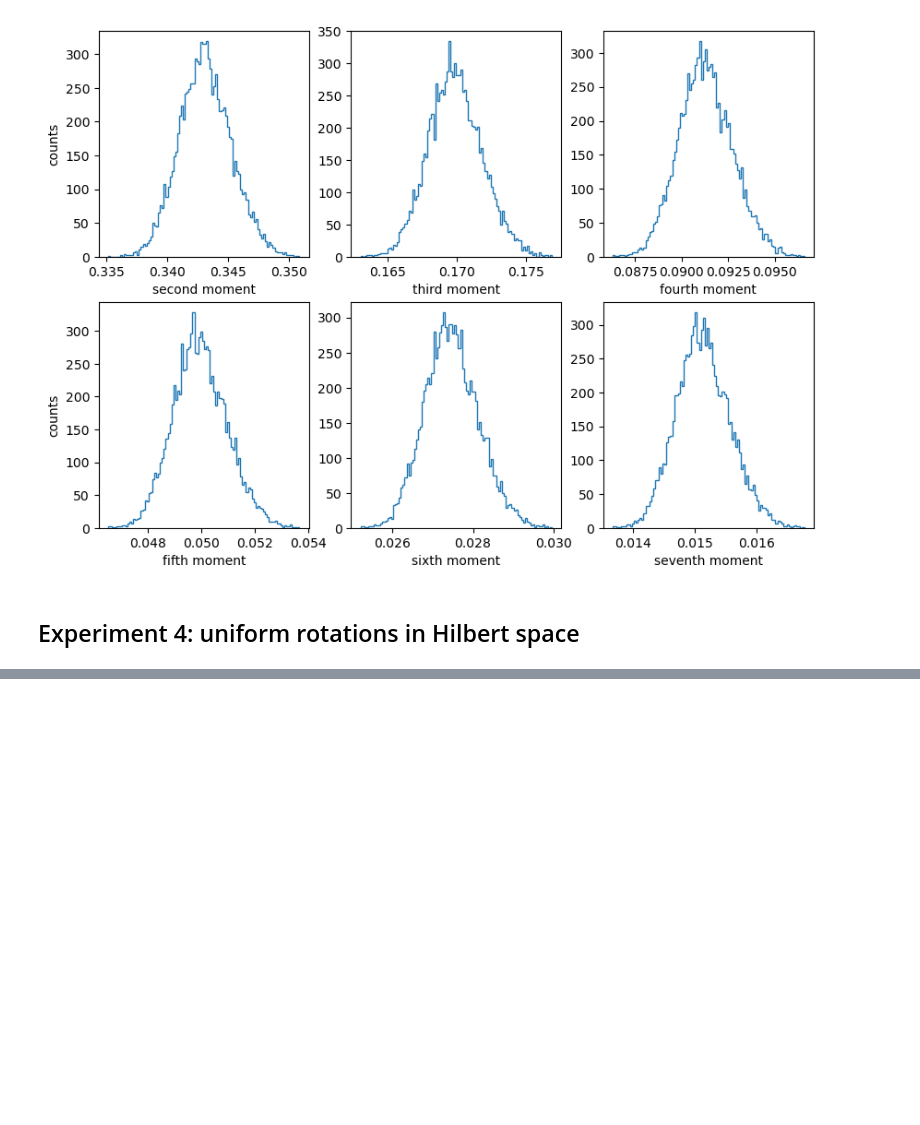
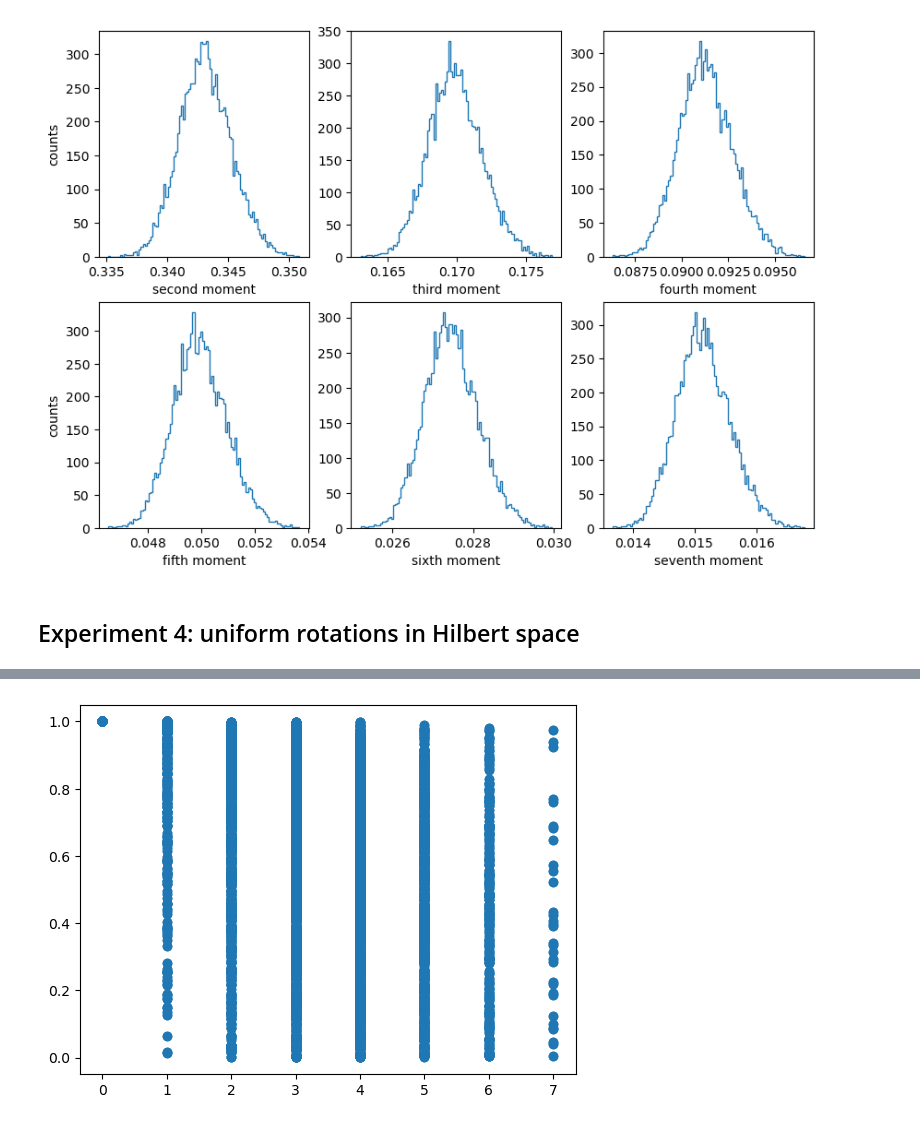
Before and after one commit to DaanTimmers/Summer_23, a Jupyter notebook: projected_faulty_measurement.ipynb, the cells around one changed output, grey strips where cells are left out. Saved outputs shown, nothing was run; the diff lists cells and outputs as text; code cells hidden in the pictures; blank space fills up the shorter version.

```diff
--- a/projected_faulty_measurement.ipynb
+++ b/projected_faulty_measurement.ipynb
@@ -746,0 +966,34 @@ print(mixed_data_3)
+# %%
+N_A = 3
+N_B = 7
+N = N_A + N_B
+h_x = 0.8090
+h_y = 0.9045
+J = 1
+
+Psi0 = np.zeros(2**N)
+Psi0[0] = 1
+Hamiltonian = QIMF(N, h_x, h_y, J)
+U = expm(-1j * Hamiltonian)
+Psi = U @ Psi0
+
+PrEns = Get_PrEns(Psi, N_A, N_B)
+distances = []
+overlaps = []
+for i in range(2**N_B):
+    for j in range(i, 2**N_B):
+        str_i = format(i, f'0{N_B}b')
+        str_j = format(j, f'0{N_B}b')
+        dist = Hamming(str_i, str_j)
+        distances.append(dist)
+
+        psi_i = PrEns[i][1]
+        psi_j = PrEns[j][1]
+        overlap = np.absolute(np.vdot(psi_i, psi_j)) ** 2
+        overlaps.append(overlap)
+
+fig = plt.figure()
+plt.scatter(distances, overlaps)
+plt.show()
+# %% [output]
+[figure, added]
```
Also changed, not shown: parts of 54 cells of this notebook.
